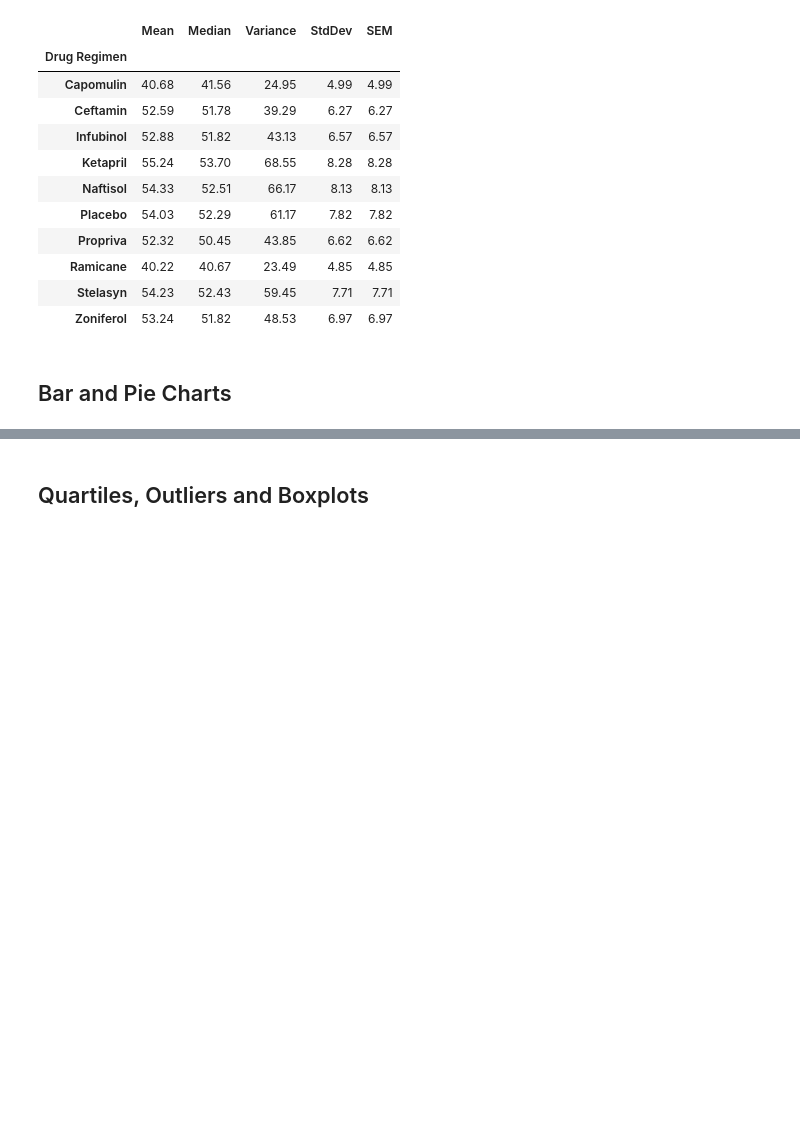
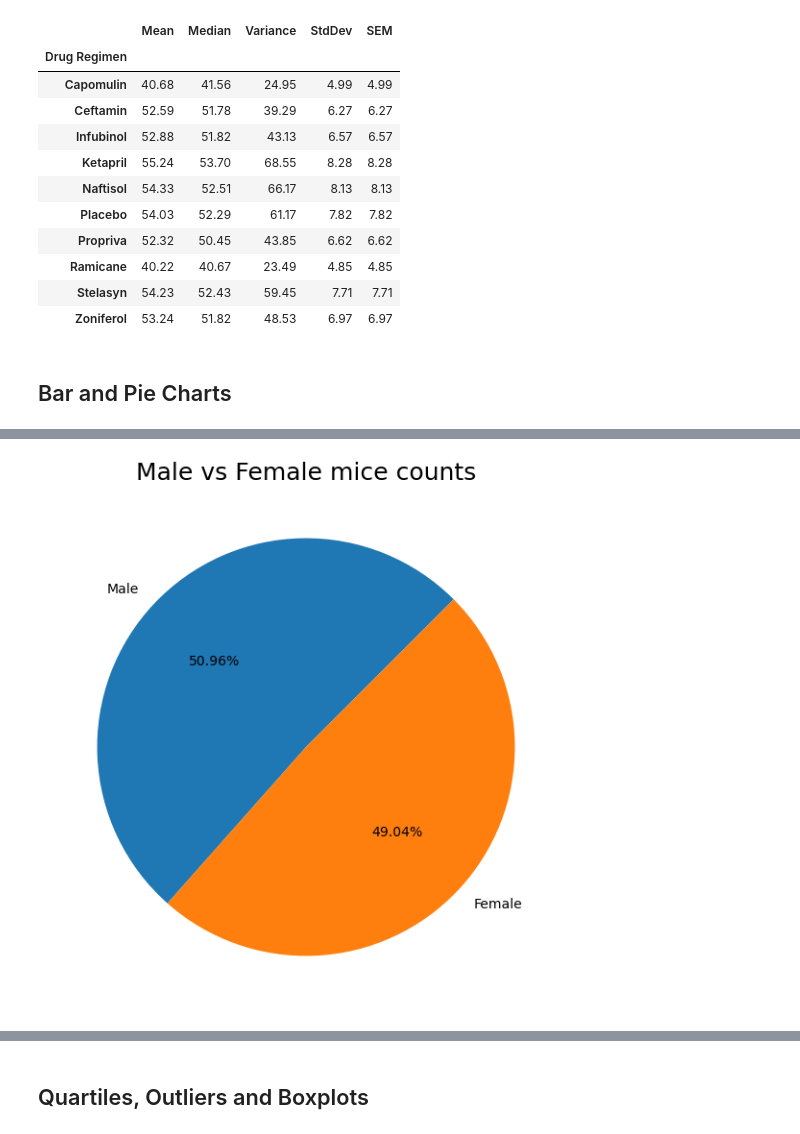
Before and after one commit to asligh/Pharmaceutical-Drug-Data-Analysis, a Jupyter notebook: Pymaceuticals/pymaceuticals_starter.ipynb, the cells around one changed output, grey strips where cells are left out. Drawn from its saved outputs; the diff is of its cells as text; code cells hidden in the pictures; blank space fills up the shorter version.

```diff
--- a/Pymaceuticals/pymaceuticals_starter.ipynb
+++ b/Pymaceuticals/pymaceuticals_starter.ipynb
@@ -224,0 +234,15 @@ plt.show()
+# %%
+# Generate a pie plot showing the distribution of female versus male mice using Pandas
+
+#Source: https://stackoverflow.com/questions/63687789/how-do-i-create-a-pie-chart-using-categorical-data-in-matplotlib
+
+chart = dedupped_df['Sex'].value_counts().plot(kind='pie',
+                                               autopct='%.2f%%',
+                                               figsize=(15, 10),
+                                               fontsize=14,
+                                               title="Male vs Female mice counts",
+                                               startangle=45)
+chart.axes.title.set_size(25)
+chart = chart.yaxis.set_label_text("")
+# %% [output]
+[figure, added]
```
Also changed, not shown: parts of 19 cells of this notebook.
